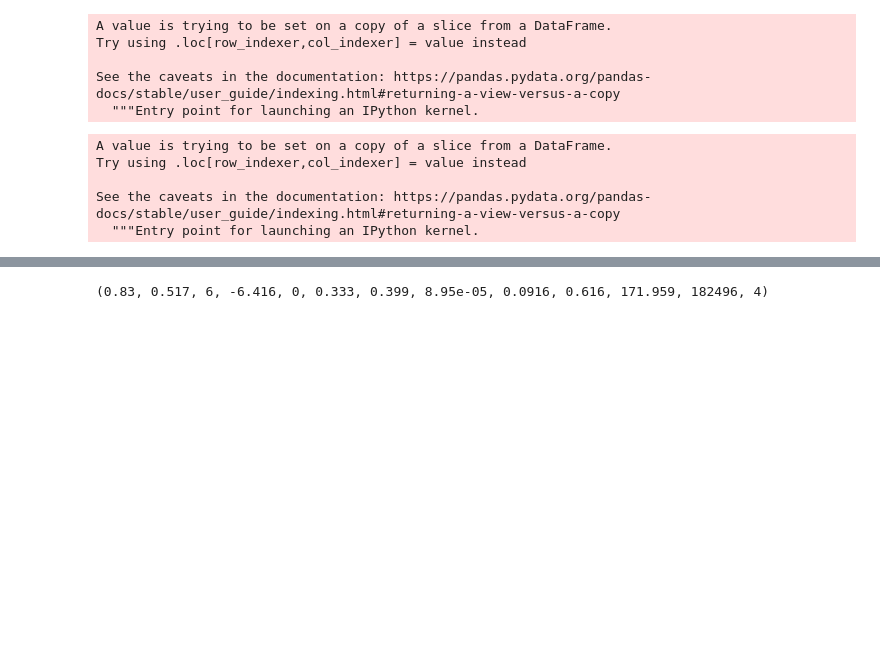
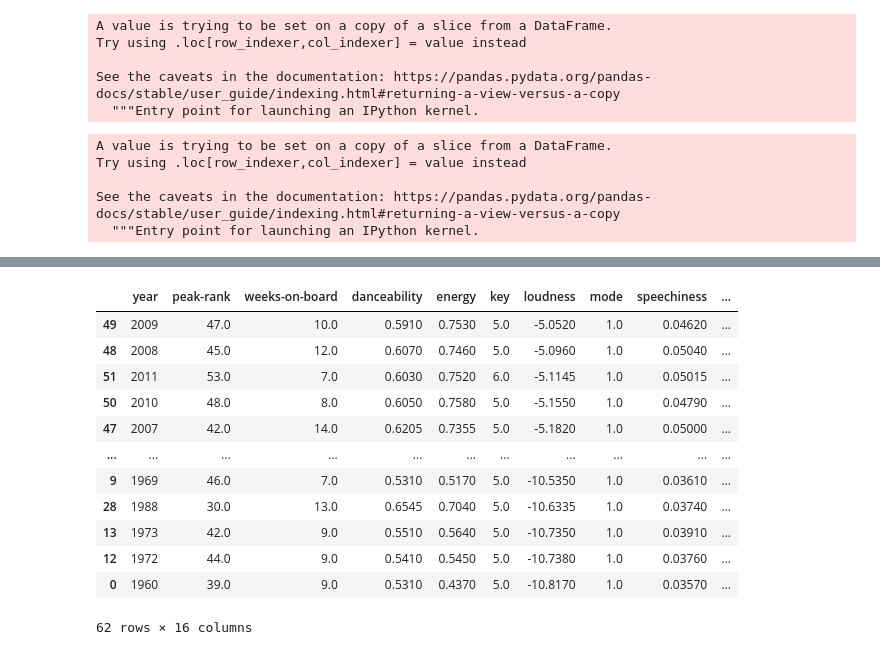
Before and after one commit to gdagger/Billboard-Top-100-Project, a Jupyter notebook: billboard.ipynb, the cells around one changed output, grey strips where cells are left out. Cells and saved outputs as stored; diff of their text form; code cells hidden in the pictures; blank space fills up the shorter version.

Commit message:
Added python file for completed data cleaning code

```diff
--- a/billboard.ipynb
+++ b/billboard.ipynb
@@ -416,15 +333,3 @@ def add_features_to_df(df, file_name):
                                           zip(*df['track_id'].map(get_audio_features))
 
     df.to_csv(f'./Resources/{file_name}_features.csv', index=False)
-# %%
-print(get_audio_features("2dNhNlpZAtV4lwAFW45LIv"))
-
-df_2020s.dropna(subset=['track_id'], inplace=True)
-
-
-# x[['danceability', 'energy', 'key', 'loudness', 'mode', 'speechiness', 'acousticness', 'instrumentalness',
-#                  'liveness', 'valence', 'tempo', 'duration_ms', 'time_signature']] = x\
-#                     .swifter.apply(lambda row:get_audio_features(row.track_id),axis=1)
-# x.to_csv(f'./Resources/billboard_1960s_features.csv', index=False)
-# %% [output]
-(0.83, 0.517, 6, -6.416, 0, 0.333, 0.399, 8.95e-05, 0.0916, 0.616, 171.959, 182496, 4)
@@ -438 +336,10 @@ df_2010s.to_csv(f'./Resources/billboard_2010s_features.csv', index=False)
+# %%
+# Read in each decade csv file for Billboard data
+df_1960s = pd.read_csv('./Resources/billboard_1960s_features.csv')
+df_1970s = pd.read_csv('./Resources/billboard_1970s_features.csv')
+df_1980s = pd.read_csv('./Resources/billboard_1980s_features.csv')
+df_1990s = pd.read_csv('./Resources/billboard_1990s_features.csv')
+df_2000s = pd.read_csv('./Resources/billboard_2000s_features.csv')
+df_2010s = pd.read_csv('./Resources/billboard_2010s_features.csv')
+df_2020s = pd.read_csv('./Resources/billboard_2020s_features.csv')
 # %%
@@ -440,3 +351,25 @@ add_features_to_df(df_1990s, "billboard_1990s")
 add_features_to_df(df_1980s, "billboard_1980s")
 add_features_to_df(df_1970s, "billboard_1970s")
 add_features_to_df(df_1960s, "billboard_1960s")
+# %%
+# Combine all complete billboard dfs into one and export to csv file
+all_billboard_features_df = pd.concat([df_1960s, df_1970s, df_1980s, df_1990s, df_2000s, df_2010s, df_2020s])
+all_billboard_features_df.drop("weeks-at-no1", axis=1, inplace=True)
+all_billboard_features_df.dropna(inplace=True)
+all_billboard_features_df.to_csv('./Resources/billboard_ALL_features.csv', index=False)
+# %%
+all_billboard_features_df.groupby('year', as_index=False).median().sort_values(by="loudness", ascending=False)
+# %% [output]
+|  | year | peak-rank | weeks-on-board | danceability | energy | key | loudness | mode | speechiness | ... |
+| 49 | 2009 | 47.0 | 10.0 | 0.5910 | 0.7530 | 5.0 | -5.0520 | 1.0 | 0.04620 | ... |
+| 48 | 2008 | 45.0 | 12.0 | 0.6070 | 0.7460 | 5.0 | -5.0960 | 1.0 | 0.05040 | ... |
+| 51 | 2011 | 53.0 | 7.0 | 0.6030 | 0.7520 | 6.0 | -5.1145 | 1.0 | 0.05015 | ... |
+| 50 | 2010 | 48.0 | 8.0 | 0.6050 | 0.7580 | 5.0 | -5.1550 | 1.0 | 0.04790 | ... |
+| 47 | 2007 | 42.0 | 14.0 | 0.6205 | 0.7355 | 5.0 | -5.1820 | 1.0 | 0.05000 | ... |
+| ... | ... | ... | ... | ... | ... | ... | ... | ... | ... | ... |
+| 9 | 1969 | 46.0 | 7.0 | 0.5310 | 0.5170 | 5.0 | -10.5350 | 1.0 | 0.03610 | ... |
+| 28 | 1988 | 30.0 | 13.0 | 0.6545 | 0.7040 | 5.0 | -10.6335 | 1.0 | 0.03740 | ... |
+| 13 | 1973 | 42.0 | 9.0 | 0.5510 | 0.5640 | 5.0 | -10.7350 | 1.0 | 0.03910 | ... |
+| 12 | 1972 | 44.0 | 9.0 | 0.5410 | 0.5450 | 5.0 | -10.7380 | 1.0 | 0.03760 | ... |
+| 0 | 1960 | 39.0 | 9.0 | 0.5310 | 0.4370 | 5.0 | -10.8170 | 1.0 | 0.03570 | ... |
+62 rows × 16 columns
```
Also changed, not shown: parts of 19 cells of this notebook, 1 other file.
